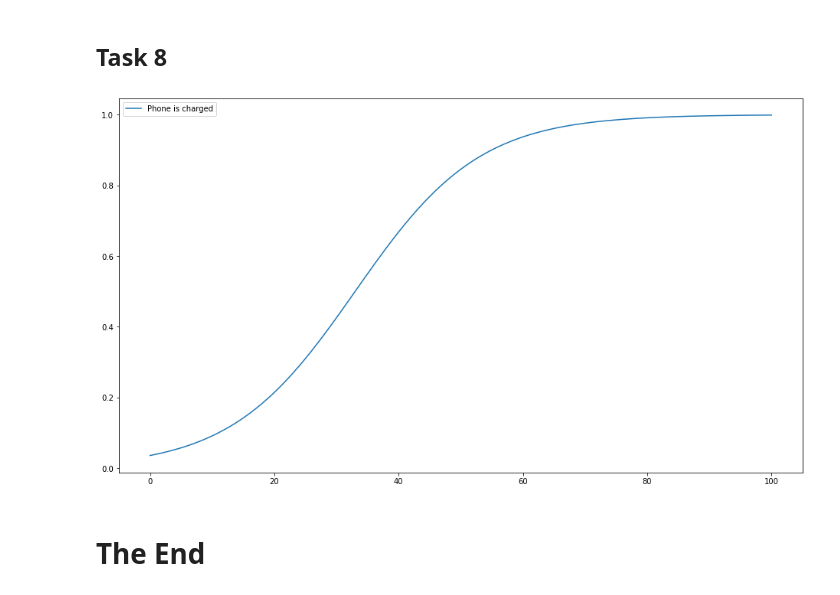
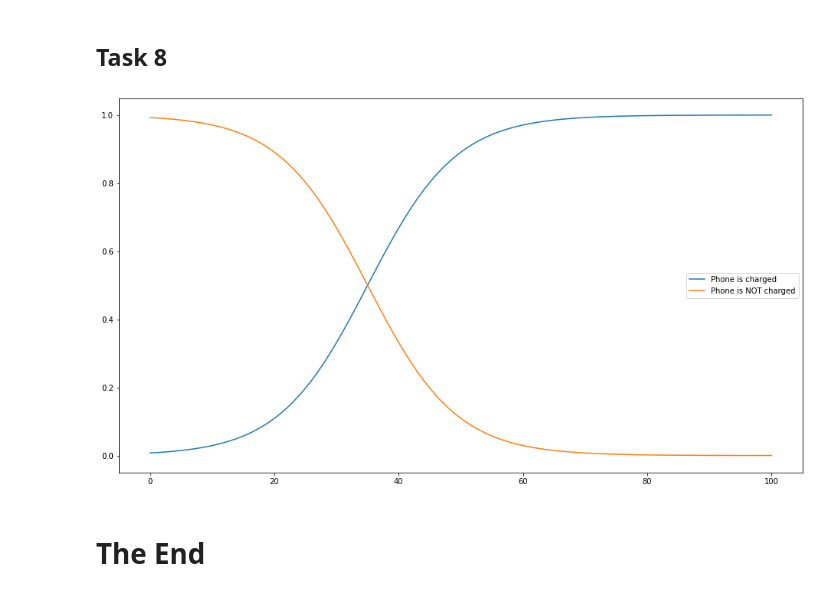
Before and after one commit to FreeLike76/KpiBasicsAI, a Jupyter notebook: Lab1MembershipFunctions.ipynb, the cells around one changed output. Drawn from its saved outputs; the diff is of its cells as text; code cells hidden in the pictures.

```diff
--- a/Lab1MembershipFunctions.ipynb
+++ b/Lab1MembershipFunctions.ipynb
@@ -173,14 +173,15 @@ mfxs_info(x, {"mfx1": mfx1, "mfx2": mfx2, "result": mfx_result})
 ## Task 8
 # %%
 phone_charge = np.arange(0, 101, dtype=np.int32)
-mfx = fuzz.sigmf(phone_charge, 33, 0.1)
+mfx = fuzz.sigmf(phone_charge, 35, 0.14)
+not_mfx = 1 - mfx
 
 plt.figure(figsize=(16, 9))
 plt.plot(phone_charge, mfx, label="Phone is charged")
+plt.plot(phone_charge, not_mfx, label="Phone is NOT charged")
 plt.legend()
 plt.show()
-# unfinished
 # %% [output]
-[figure, old version]
+[figure, new version]
 # %% [markdown]
 # The End
```
